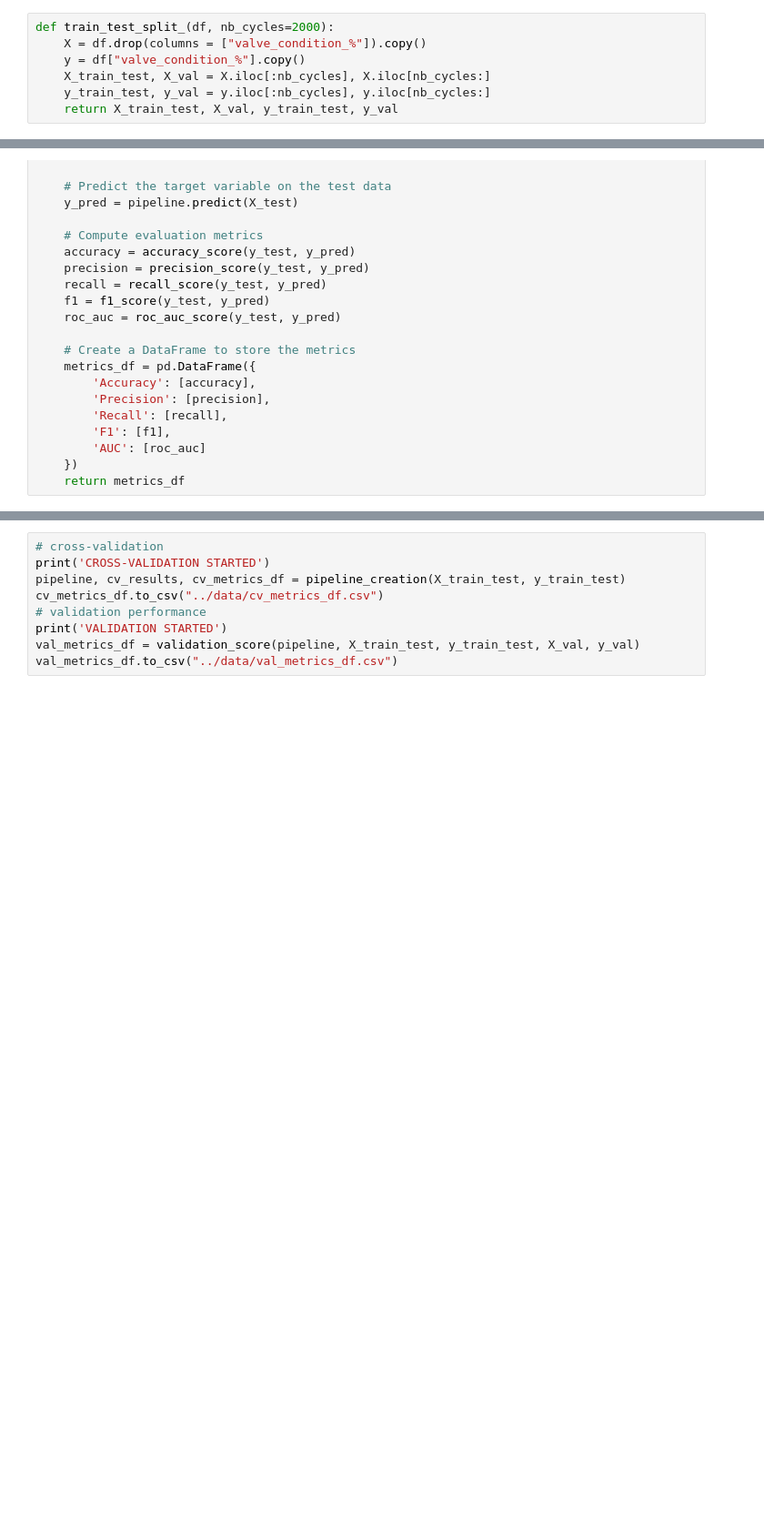
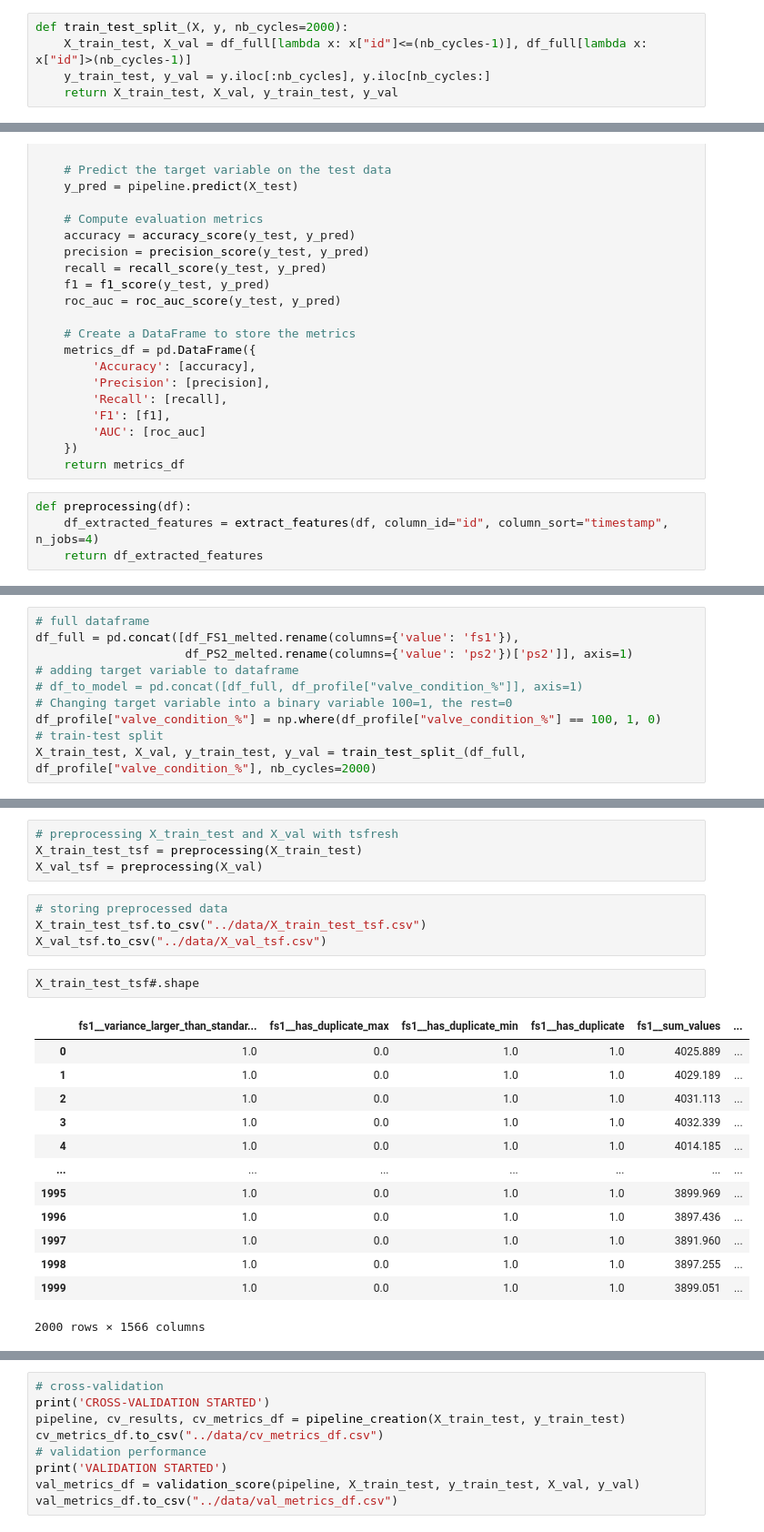
Before and after one commit to adelchi91/condition_monitoring_of_hydraulic_systems, a Jupyter notebook: notebook/ShorterCode.ipynb, the cells around one changed output, grey strips where cells are left out. Shown at 91% size. Drawn from its saved outputs; the diff is of its cells as text; blank space fills up the shorter version.

Commit message:
update notbook and data csv

```diff
--- a/notebook/ShorterCode.ipynb
+++ b/notebook/ShorterCode.ipynb
@@ -66,8 +88,6 @@ df["valve_condition_%"].iloc[:2000]
 # %%
-def train_test_split_(df, nb_cycles=2000):
-    X = df.drop(columns = ["valve_condition_%"]).copy()
-    y = df["valve_condition_%"].copy()
-    X_train_test, X_val = X.iloc[:nb_cycles], X.iloc[nb_cycles:]
+def train_test_split_(X, y, nb_cycles=2000):
+    X_train_test, X_val = df_full[lambda x: x["id"]<=(nb_cycles-1)], df_full[lambda x: x["id"]>(nb_cycles-1)]
     y_train_test, y_val = y.iloc[:nb_cycles], y.iloc[nb_cycles:]
     return X_train_test, X_val, y_train_test, y_val
 # %%
@@ -135,6 +155,10 @@ def validation_score(pipeline, X_train, y_train, X_test, y_test):
         'AUC': [roc_auc]
     })
     return metrics_df
+# %%
+def preprocessing(df):
+    df_extracted_features = extract_features(df, column_id="id", column_sort="timestamp", n_jobs=4)
+    return df_extracted_features
 # %%
 # def main():
 # loading data
@@ -155,0 +171,10 @@ X_train_test, X_val, y_train_test, y_val = train_test_split_(df_to_model, nb_cyc
+# %%
+# full dataframe
+df_full = pd.concat([df_FS1_melted.rename(columns={'value': 'fs1'}),
+                     df_PS2_melted.rename(columns={'value': 'ps2'})['ps2']], axis=1)
+# adding target variable to dataframe
+# df_to_model = pd.concat([df_full, df_profile["valve_condition_%"]], axis=1)
+# Changing target variable into a binary variable 100=1, the rest=0
+df_profile["valve_condition_%"] = np.where(df_profile["valve_condition_%"] == 100, 1, 0)
+# train-test split
+X_train_test, X_val, y_train_test, y_val = train_test_split_(df_full, df_profile["valve_condition_%"], nb_cycles=2000)
@@ -156 +197,25 @@ X_train_test, X_val, y_train_test, y_val = train_test_split_(df_to_model, nb_cyc
+# %%
+# preprocessing X_train_test and X_val with tsfresh
+X_train_test_tsf = preprocessing(X_train_test)
+X_val_tsf = preprocessing(X_val)
+# %%
+# storing preprocessed data
+X_train_test_tsf.to_csv("../data/X_train_test_tsf.csv")
+X_val_tsf.to_csv("../data/X_val_tsf.csv")
+# %%
+X_train_test_tsf#.shape
+# %% [output]
+|  | fs1__variance_larger_than_standar... | fs1__has_duplicate_max | fs1__has_duplicate_min | fs1__has_duplicate | fs1__sum_values | ... |
+| 0 | 1.0 | 0.0 | 1.0 | 1.0 | 4025.889 | ... |
+| 1 | 1.0 | 0.0 | 1.0 | 1.0 | 4029.189 | ... |
+| 2 | 1.0 | 0.0 | 1.0 | 1.0 | 4031.113 | ... |
+| 3 | 1.0 | 0.0 | 1.0 | 1.0 | 4032.339 | ... |
+| 4 | 1.0 | 0.0 | 1.0 | 1.0 | 4014.185 | ... |
+| ... | ... | ... | ... | ... | ... | ... |
+| 1995 | 1.0 | 0.0 | 1.0 | 1.0 | 3899.969 | ... |
+| 1996 | 1.0 | 0.0 | 1.0 | 1.0 | 3897.436 | ... |
+| 1997 | 1.0 | 0.0 | 1.0 | 1.0 | 3891.960 | ... |
+| 1998 | 1.0 | 0.0 | 1.0 | 1.0 | 3897.255 | ... |
+| 1999 | 1.0 | 0.0 | 1.0 | 1.0 | 3899.051 | ... |
+2000 rows × 1566 columns
 # %%
```
Also changed, not shown: parts of 25 cells of this notebook, 2 other files.
